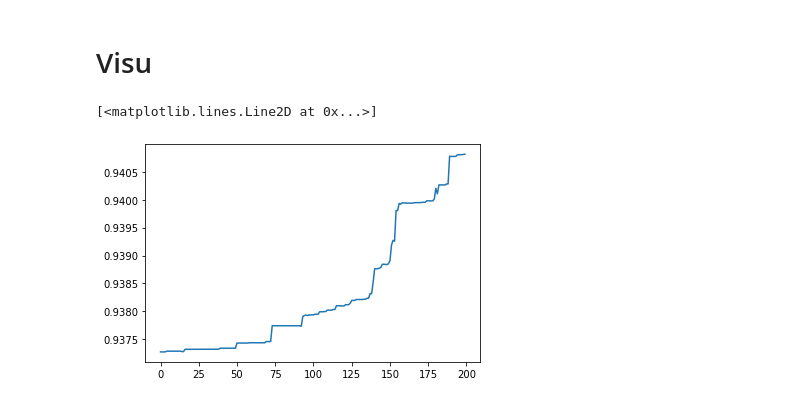
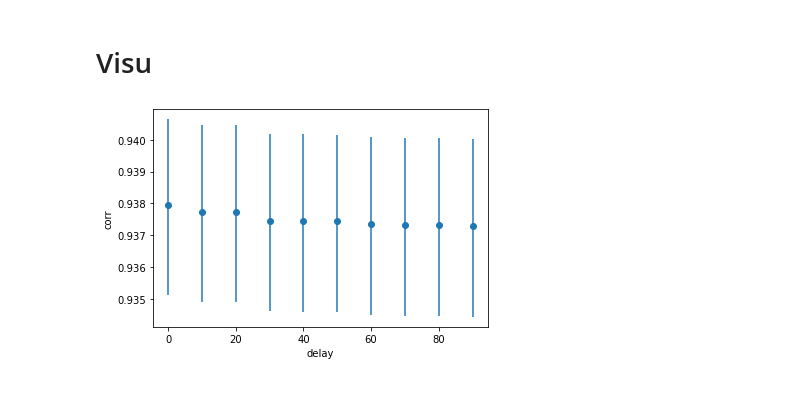
Before and after one commit to giordano-lucas/exchange-price-propagation, a Jupyter notebook: Data exploration.ipynb, the cells around one changed output. Saved outputs shown, nothing was run; the diff lists cells and outputs as text; code cells hidden in the pictures.

```diff
--- a/Data exploration.ipynb
+++ b/Data exploration.ipynb
@@ -101,25 +109,26 @@ pair_name = f"{market1_name}_{market2_name}"
-# %%
-def compute_correlation(daily_data,market1_name,market2_name,delay):
-    market1_data = daily_data[market1_name].copy()
-    market2_data = daily_data[market2_name].copy()
-
-    market1_data.index = market1_data.index + +pd.Timedelta(microseconds=delay)
-
-    pair_data = market1_data.join(market2_data,how = "outer",lsuffix="_1",rsuffix="_2").ffill().dropna()
-
-    corr = np.corrcoef(pair_data["trade-price_1"].values, pair_data["trade-price_2"].values)[0][1]
-
-    return corr
-# %%
-
-correlations = []
-for delay in delays:
-    corr = compute_correlation(daily_data,market1_name,market2_name,delay)
-    correlations.append(corr)
+# %%
+n1,n2  = "C","B"
+correlations = []
+los=[]
+his=[]
+step = 1_0 #ms
+delays = range(-0*step,10*step,step)
+for delay in delays:
+    s1,s2 = daily_data[n1].copy(),daily_data[n2].copy()
+    pair_data = generate_delayed_data(s1,s2,delay)
+    corr,lo,hi      = compute_correlation(pair_data)
+    correlations.append(corr)
+    los.append(corr-lo)
+    his.append(hi-corr)
 # %% [markdown]
 # Visu
-# %%
-plt.plot(correlations)
-# %% [output]
-[<matplotlib.lines.Line2D at 0x...>]
-[figure, removed]
+# %%
+x = list(delays)
+y = correlations
+errors = [los,his]
+plt.errorbar(x, y, yerr=errors, fmt='o')
+plt.xlabel("delay")
+plt.ylabel("corr")
+plt.show()
+# %% [output]
+[figure, added]
```
Also changed, not shown: parts of 4 cells of this notebook.
